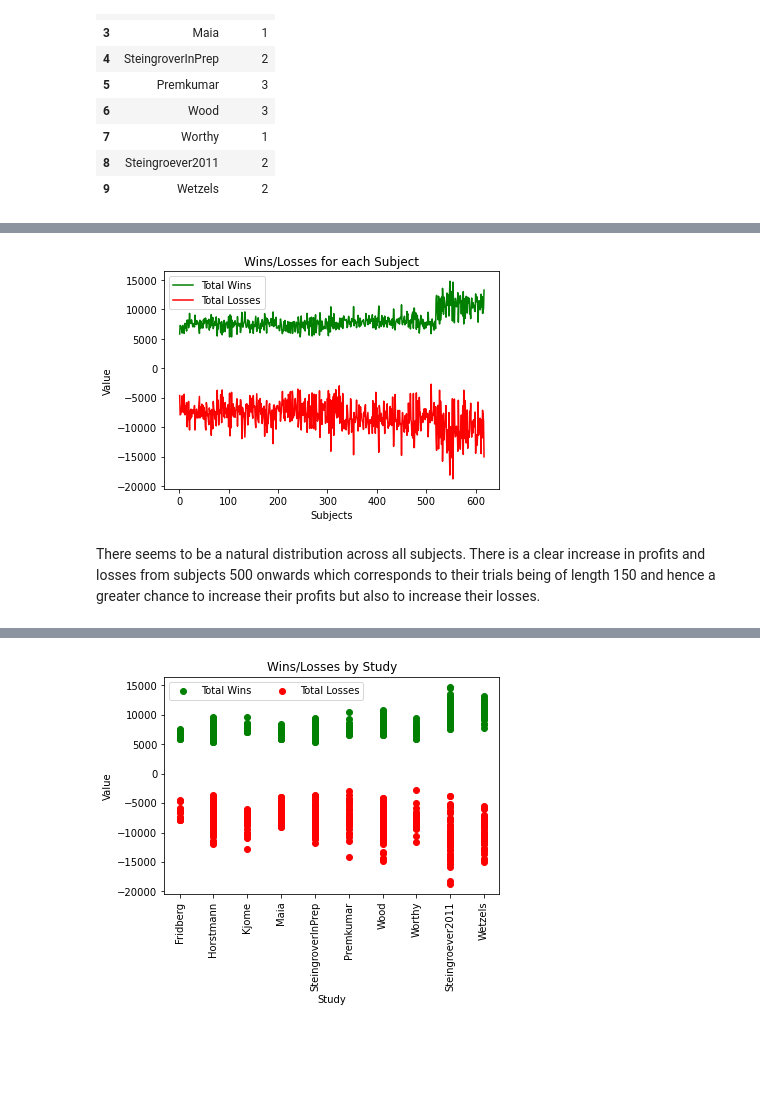
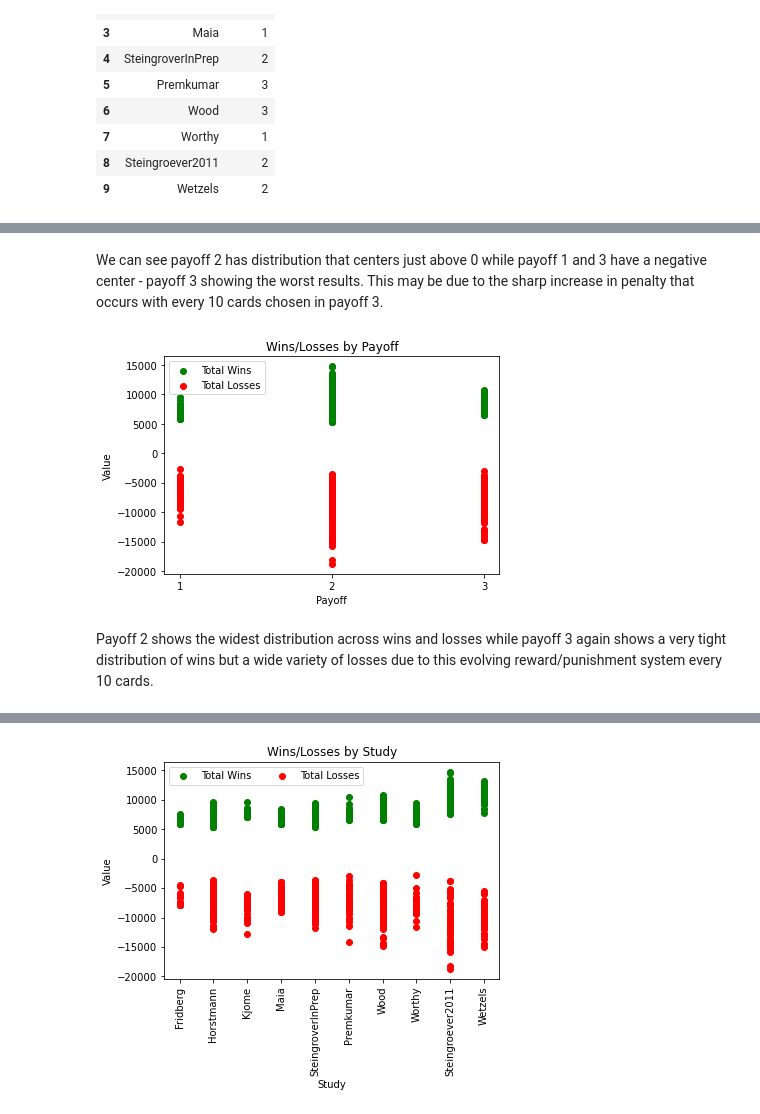
Before and after one commit to dockreg/ca4015_assignment_1, a Jupyter notebook: content/Data_Cleaning.ipynb, the cells around one changed output, grey strips where cells are left out. Saved outputs shown, nothing was run; the diff lists cells and outputs as text; code cells hidden in the pictures; blank space fills up the shorter version.

```diff
--- a/content/Data_Cleaning.ipynb
+++ b/content/Data_Cleaning.ipynb
@@ -234,5 +242,7 @@ We add a column with a unique ID for each of the 617 participants. We also calcu
 #calculate balance and add Unique ID for participants
 final['Unique_ID'] = (np.arange(len(final))+1)
 final["balance"] = final["tot_win"] + final["tot_los"]
+
+final = final.rename(columns={1:'Deck_A', 2:'Deck_B', 3:'Deck_C', 4:'Deck_D'})
 final
 # %% [output]
@@ -290,14 +400,15 @@ We want to further understand the data set to see if there are any insights or t
+# %% [markdown]
+We can see payoff 2 has distribution that centers just above 0 while payoff 1 and 3 have a negative center - payoff 3 showing the worst results. This may be due to the sharp increase in penalty that occurs with every 10 cards chosen in payoff 3.
 # %%
-#Plot total wins and losses
-plt.plot(final["Unique_ID"], final["tot_win"], label = "Total Wins", color="g")
-plt.plot(final["Unique_ID"], final["tot_los"], label = "Total Losses", color="r")
+#Show wins and losses by Payoff
+plt.scatter(final["Payoff"], final["tot_win"], label = "Total Wins", color="g")
+plt.scatter(final["Payoff"], final["tot_los"], label = "Total Losses", color="r")
 
-plt.xlabel("Subjects")
+plt.legend(ncol=1, loc='upper left')
+plt.title("Wins/Losses by Payoff")
+plt.xlabel("Payoff")
 plt.ylabel("Value")
-plt.legend()
-plt.title("Wins/Losses for each Subject")
+plt.xticks([1, 2, 3])
 plt.show()
 # %% [output]
-[figure, old version]
+[figure, new version]
-# %% [markdown]
-There seems to be a natural distribution across all subjects. There is a clear increase in profits and losses from subjects 500 onwards which corresponds to their trials being of length 150 and hence a greater chance to increase their profits but also to increase their losses.
@@ -312,0 +415,2 @@ There seems to be a natural distribution across all subjects. There is a clear i
+# %% [markdown]
+Payoff 2 shows the widest distribution across wins and losses while payoff 3 again shows a very tight distribution of wins but a wide variety of losses due to this evolving reward/punishment system every 10 cards.
```
Also changed, not shown: parts of 44 cells of this notebook, 3 other files.
